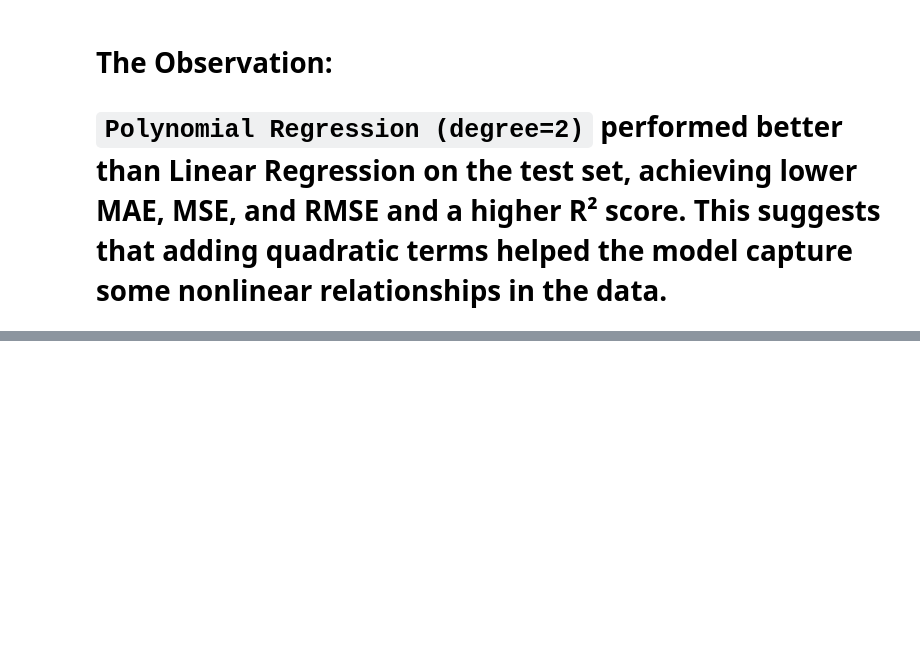
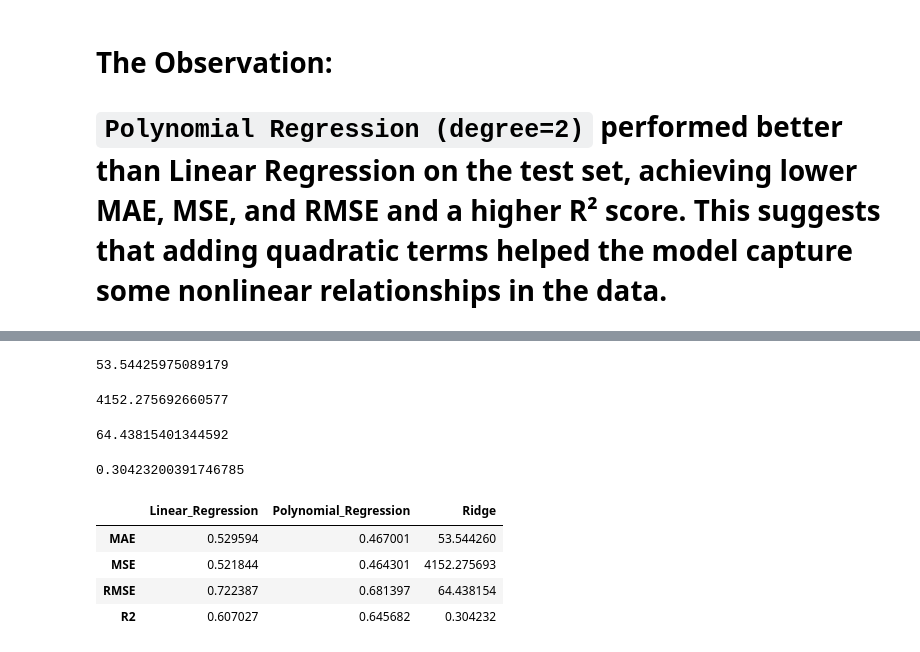
Before and after one commit to BasmalaHussein12/ML_Journey, a Jupyter notebook: Machine Learning/Supervised Learning/Regression/Regression_Practice.ipynb, the cells around one changed output, grey strips where cells are left out. Drawn from its saved outputs; the diff is of its cells as text; code cells hidden in the pictures; blank space fills up the shorter version.

```diff
--- a/Machine Learning/Supervised Learning/Regression/Regression_Practice.ipynb
+++ b/Machine Learning/Supervised Learning/Regression/Regression_Practice.ipynb
@@ -456,0 +563,63 @@ plt.show()
+# %%
+from sklearn.metrics import mean_absolute_error
+
+mae = mean_absolute_error(y_test, predictions)
+mae
+# %% [output]
+53.54425975089179
+# %%
+from sklearn.metrics import mean_squared_error
+
+mse = mean_squared_error(y_test, predictions)
+mse
+# %% [output]
+4152.275692660577
+# %%
+from sklearn.metrics import root_mean_squared_error
+
+rmse = root_mean_squared_error(y_test, predictions)
+rmse
+# %% [output]
+64.43815401344592
+# %%
+from sklearn.metrics import r2_score
+
+r2 = r2_score(y_test, predictions)
+r2
+# %% [output]
+0.30423200391746785
+# %%
+Linear_Regression_Results = {
+    "MAE": 0.529594,
+    "MSE": 0.521844,
+    "RMSE": 0.722387,
+    "R2": 0.607027
+}
+
+Polynomail_Regression_Results = {
+     "MAE": 0.467001,
+     "MSE": 0.464301,
+     "RMSE": 0.681397,
+     "R2": 0.645682
+}
+
+Ridge_Results = {
+     "MAE": mae,
+     "MSE": mse,
+     "RMSE": rmse,
+     "R2": r2
+}
+# %%
+Comparison_3_Models = pd.DataFrame({
+    "Linear_Regression": Linear_Regression_Results,
+        "Polynomial_Regression": Polynomail_Regression_Results,
+        "Ridge": Ridge_Results
+})
+
+Comparison_3_Models
+# %% [output]
+|  | Linear_Regression | Polynomial_Regression | Ridge |
+| MAE | 0.529594 | 0.467001 | 53.544260 |
+| MSE | 0.521844 | 0.464301 | 4152.275693 |
+| RMSE | 0.722387 | 0.681397 | 64.438154 |
+| R2 | 0.607027 | 0.645682 | 0.304232 |
```
Also changed, not shown: parts of 31 cells of this notebook.
